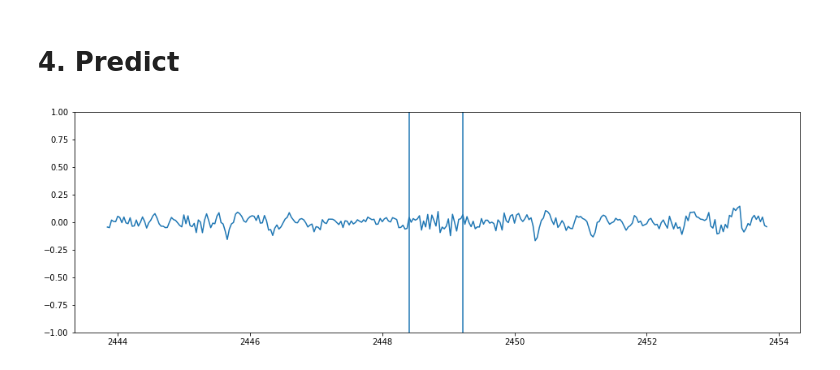
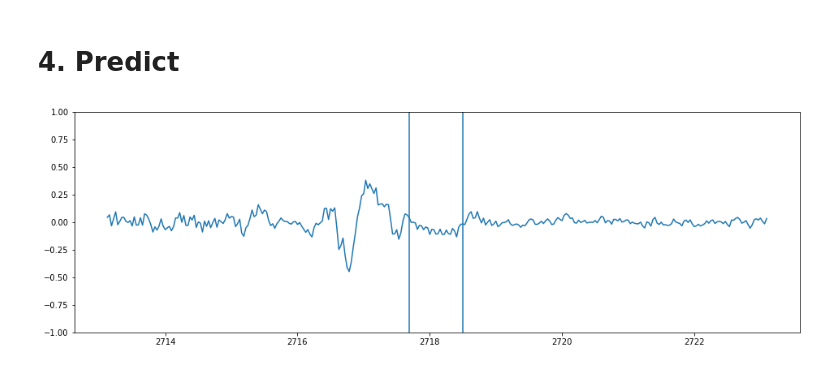
Before and after one commit to Dreem-Organization/dosed, a Jupyter notebook: minimum_example/train_and_evaluate_dosed.ipynb, the cells around one changed output. Saved outputs shown, nothing was run; the diff lists cells and outputs as text; code cells hidden in the pictures.

```diff
--- a/minimum_example/train_and_evaluate_dosed.ipynb
+++ b/minimum_example/train_and_evaluate_dosed.ipynb
@@ -140,13 +140,13 @@ optimizer_parameters = {
     "weight_decay": 1e-8,
 }
 loss_specs = {
-    "type": "worst_negative_mining",
+    "type": "focal",
     "parameters": {
         "number_of_classes": dataset_train.number_of_classes,
         "device": device,
     }
 }
-epochs = 100
+epochs = 20
 # %%
 trainer = trainers["adam"](
     net,
@@ -180,32 +174,32 @@ import matplotlib.pyplot as plt
 import numpy as np
 
 record = dataset_test.records[1]
 
-index_spindle = 19
+index_spindle = 29
 window_duration = 5
 frequency = 32
 
 # retrive spindle at the right index
 spindle_start = float(predictions[record][0][index_spindle][0]) / frequency
 spindle_end = float(predictions[record][0][index_spindle][1]) / frequency
 
 # center data window on annotated spindle
 start_window = spindle_start + (spindle_end - spindle_start) / 2 - window_duration
 stop_window = spindle_start + (spindle_end - spindle_start) / 2 + window_duration
 
 # Retrieve EEG data at right index
 index_start = int(start_window * frequency)
 index_stop = int(stop_window * frequency)
 y = dataset_test.signals[record]["data"][0][index_start:index_stop]
 
 # Build corresponding time support
 t = start_window + np.cumsum(np.ones(index_stop - index_start) * 1 / frequency)
 
 plt.figure(figsize=(16, 5))
 plt.plot(t, y)
 plt.axvline(spindle_end)
 plt.axvline(spindle_start)
 plt.ylim([-1, 1])
 plt.show()
 # %% [output]
-[figure, old version]
+[figure, new version]
```
Also changed, not shown: parts of 2 cells of this notebook, 3 other files.
